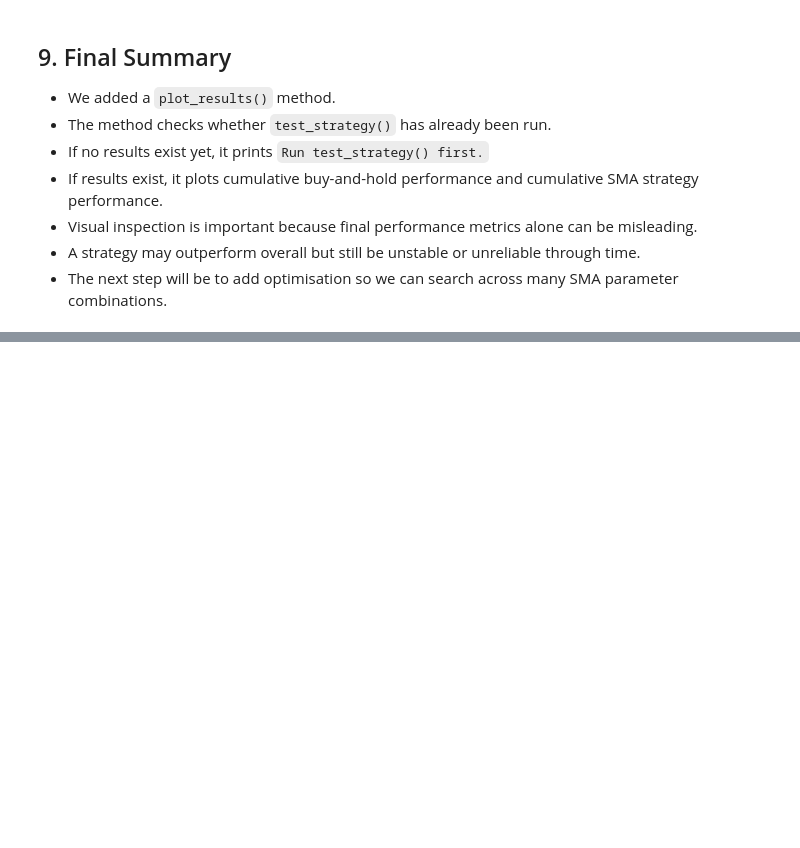
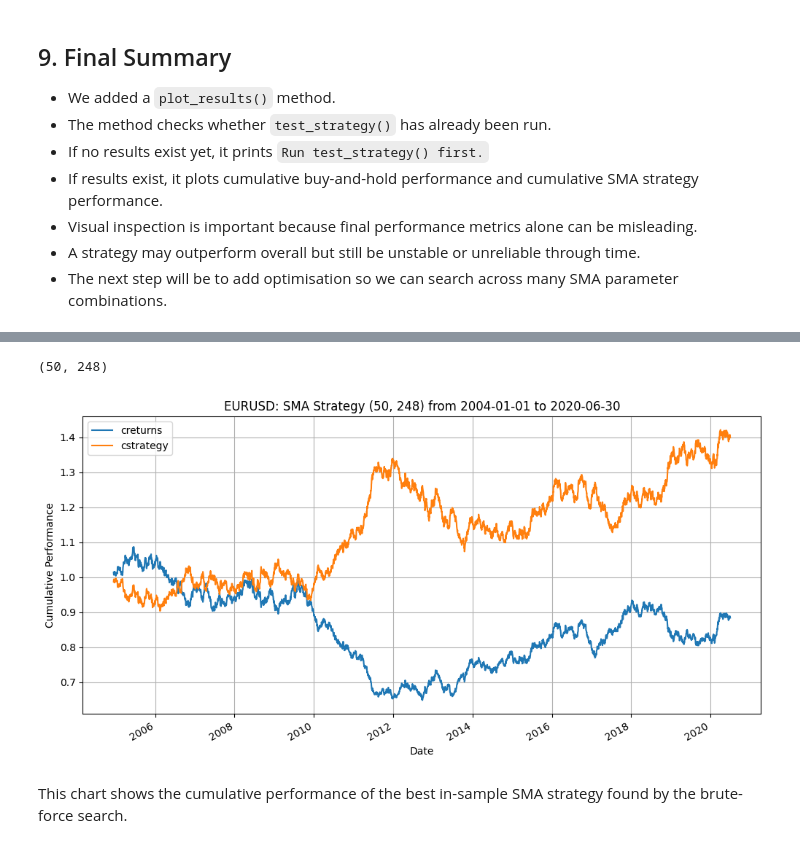
Before and after one commit to seanmayer/algo-trading-broker-testing, a Jupyter notebook: defining-back-testing-strategies/building_using_sma_backtester_class.ipynb, the cells around one changed output, grey strips where cells are left out. Drawn from its saved outputs; the diff is of its cells as text; code cells hidden in the pictures; blank space fills up the shorter version.

```diff
--- a/defining-back-testing-strategies/building_using_sma_backtester_class.ipynb
+++ b/defining-back-testing-strategies/building_using_sma_backtester_class.ipynb
@@ -1700,0 +1787,24 @@ The visual result may look very different from EURUSD. This is an important remi
+# %%
+tester = SMABacktester(
+    symbol="EURUSD",
+    sma_short=50,
+    sma_long=200,
+    start="2004-01-01",
+    end="2020-06-30"
+)
+
+results = []
+
+for sma_short, sma_long in combinations:
+    tester.set_parameters(sma_short=sma_short, sma_long=sma_long)
+    performance, outperformance = tester.test_strategy()
+
+    results.append({
+        "sma_short": sma_short,
+        "sma_long": sma_long,
+        "performance": performance,
+        "outperformance": outperformance
+    })
+
+manual_results = pd.DataFrame(results)
+manual_results.head()
@@ -1700,0 +2056,10 @@ The visual result may look very different from EURUSD. This is an important remi
+# %%
+tester = SMABacktester(
+    symbol="EURUSD",
+    sma_short=50,
+    sma_long=200,
+    start="2004-01-01",
+    end="2020-06-30"
+)
+
+tester.test_strategy()
@@ -1700,0 +2091,10 @@ The visual result may look very different from EURUSD. This is an important remi
+# %%
+tester.sma_short, tester.sma_long
+# %% [output]
+(50, 248)
+# %%
+tester.plot_results()
+# %% [output]
+[figure, added]
+# %% [markdown]
+This chart shows the cumulative performance of the best in-sample SMA strategy found by the brute-force search.
```
Also changed, not shown: parts of 37 cells of this notebook.
